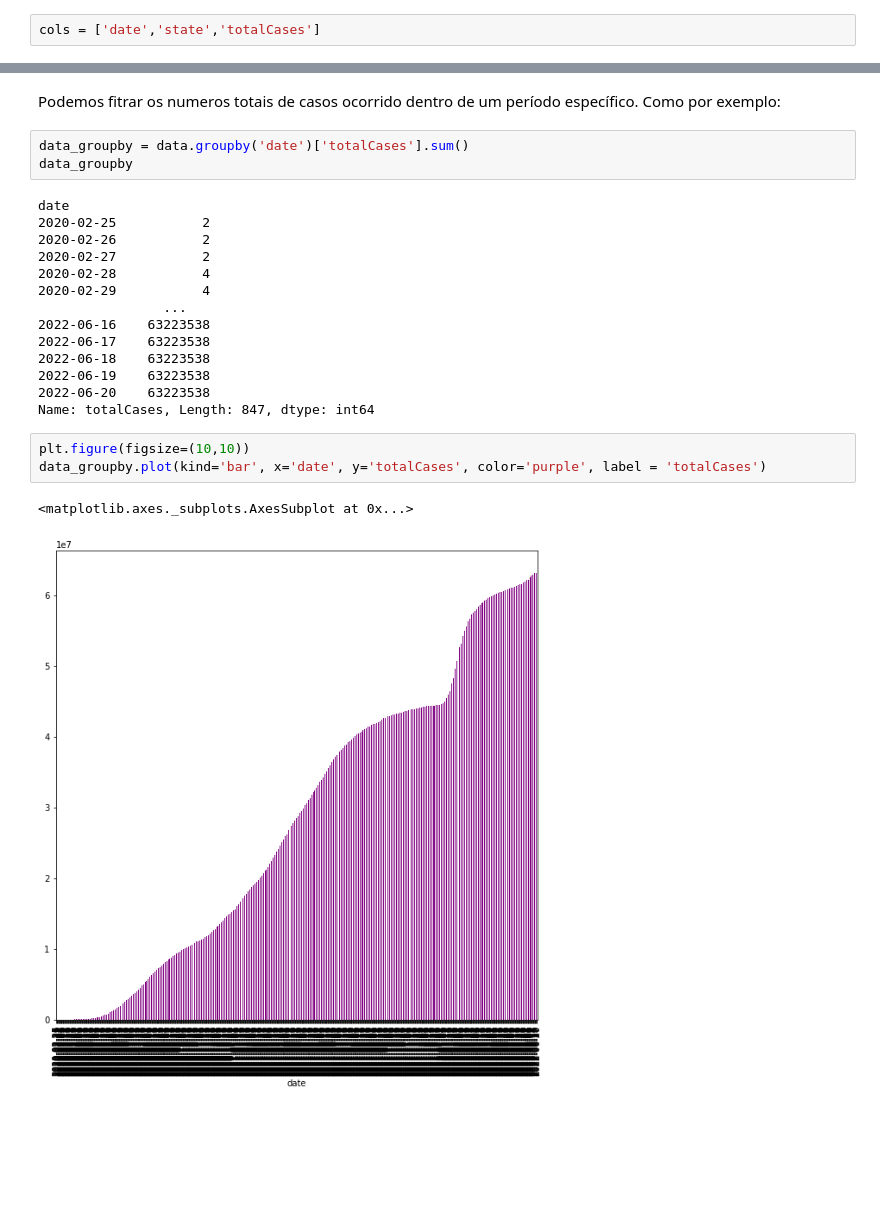
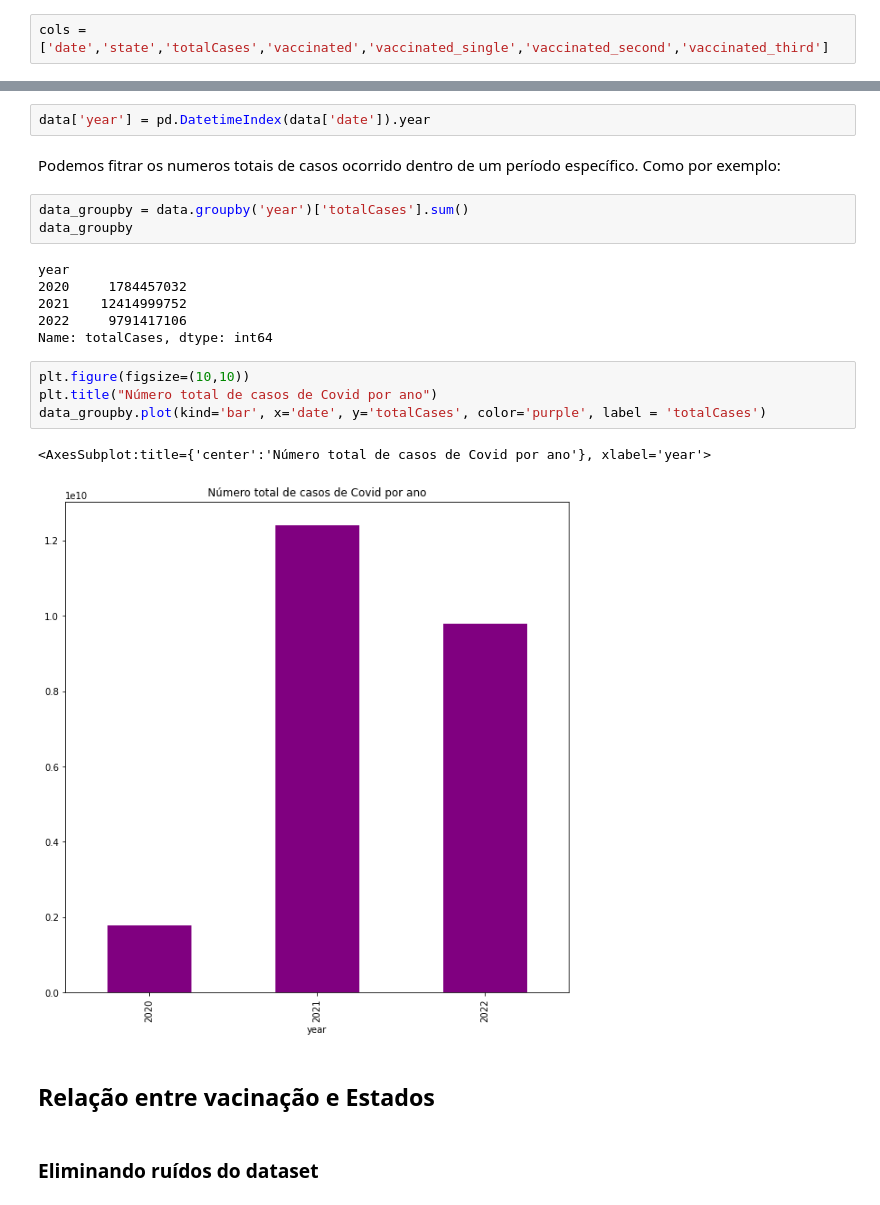
Before and after one commit to lucianobajr/TP-CCF425, a Jupyter notebook: src/AnaliseDeCasos.ipynb, the cells around one changed output, grey strips where cells are left out. Cells and saved outputs as stored; diff of their text form; blank space fills up the shorter version.

Commit message:
add(+): visualização analise de leitos e de casos

```diff
--- a/src/AnaliseDeCasos.ipynb
+++ b/src/AnaliseDeCasos.ipynb
@@ -58,5 +57,5 @@ cols = ['epi_week', 'date', 'country', 'state', 'city', 'newDeaths',
        'vaccinated_single_per_100_inhabitants', 'vaccinated_third',
        'vaccinated_third_per_100_inhabitants']
 # %%
-cols = ['date','state','totalCases']
+cols = ['date','state','totalCases','vaccinated','vaccinated_single','vaccinated_second','vaccinated_third']
 # %%
@@ -176,27 +180,26 @@ MA       823
 RR       822
 Name: state, dtype: int64
+# %%
+data['year'] = pd.DatetimeIndex(data['date']).year
 # %% [markdown]
 Podemos fitrar os numeros totais de casos ocorrido dentro de um período específico. Como por exemplo:
 # %%
-data_groupby = data.groupby('date')['totalCases'].sum()
+data_groupby = data.groupby('year')['totalCases'].sum()
 data_groupby
 # %% [output]
-date
-2020-02-25           2
-2020-02-26           2
-2020-02-27           2
-2020-02-28           4
-2020-02-29           4
-                ...
-2022-06-16    63223538
-2022-06-17    63223538
-2022-06-18    63223538
-2022-06-19    63223538
-2022-06-20    63223538
-Name: totalCases, Length: 847, dtype: int64
+year
+2020     1784457032
+2021    12414999752
+2022     9791417106
+Name: totalCases, dtype: int64
 # %%
 plt.figure(figsize=(10,10))
+plt.title("Número total de casos de Covid por ano")
 data_groupby.plot(kind='bar', x='date', y='totalCases', color='purple', label = 'totalCases')
 # %% [output]
-<matplotlib.axes._subplots.AxesSubplot at 0x...>
+<AxesSubplot:title={'center':'Número total de casos de Covid por ano'}, xlabel='year'>
-[figure, old version]
+[figure, new version]
+# %% [markdown]
+## Relação entre vacinação e Estados
+# %% [markdown]
+### Eliminando ruídos do dataset
```
Also changed, not shown: parts of 17 cells of this notebook, 2 other files.
